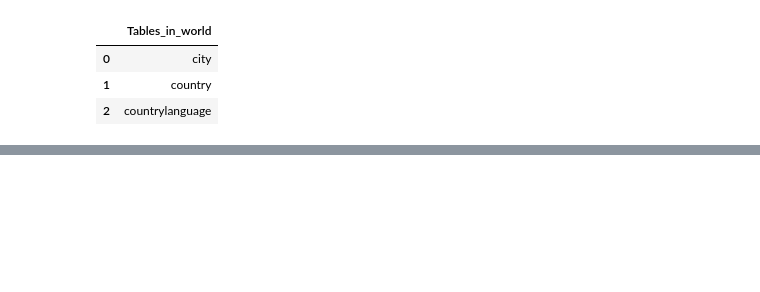
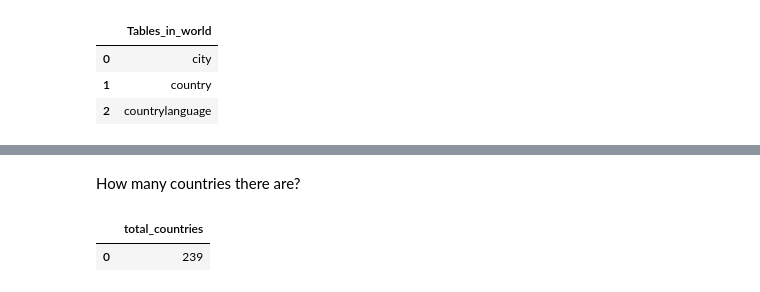
Before and after one commit to khalidkhankakar/SQL-for-datascience, a Jupyter notebook: projects/world_countries/main.ipynb, the cells around one changed output, grey strips where cells are left out. Saved outputs shown, nothing was run; the diff lists cells and outputs as text; code cells hidden in the pictures; blank space fills up the shorter version.

```diff
--- a/projects/world_countries/main.ipynb
+++ b/projects/world_countries/main.ipynb
@@ -25,0 +50,10 @@ df.head()
+# %% [markdown]
+How many countries there are?
+# %%
+query = """SELECT COUNT(*) AS total_countries FROM country;
+"""
+df = pd.read_sql(query, conn)
+df
+# %% [output]
+|  | total_countries |
+| 0 | 239 |
```
Also changed, not shown: parts of 4 cells of this notebook.
